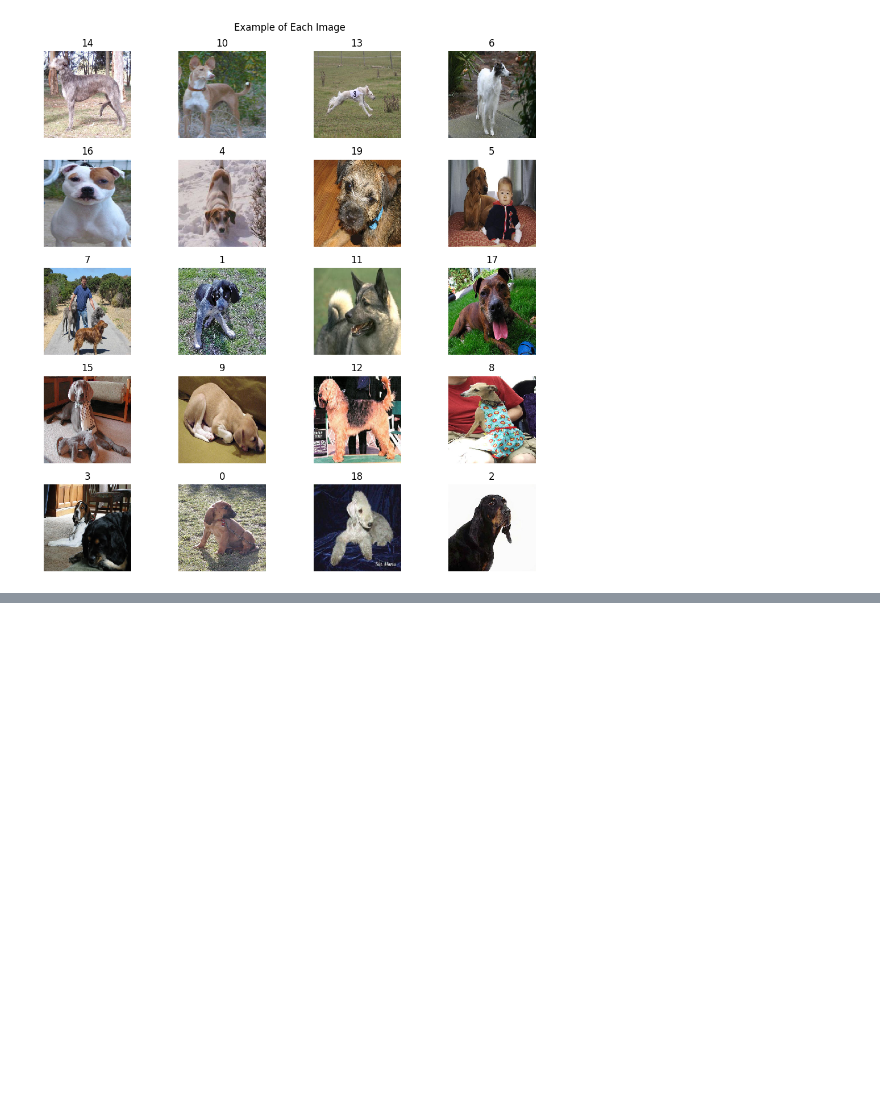
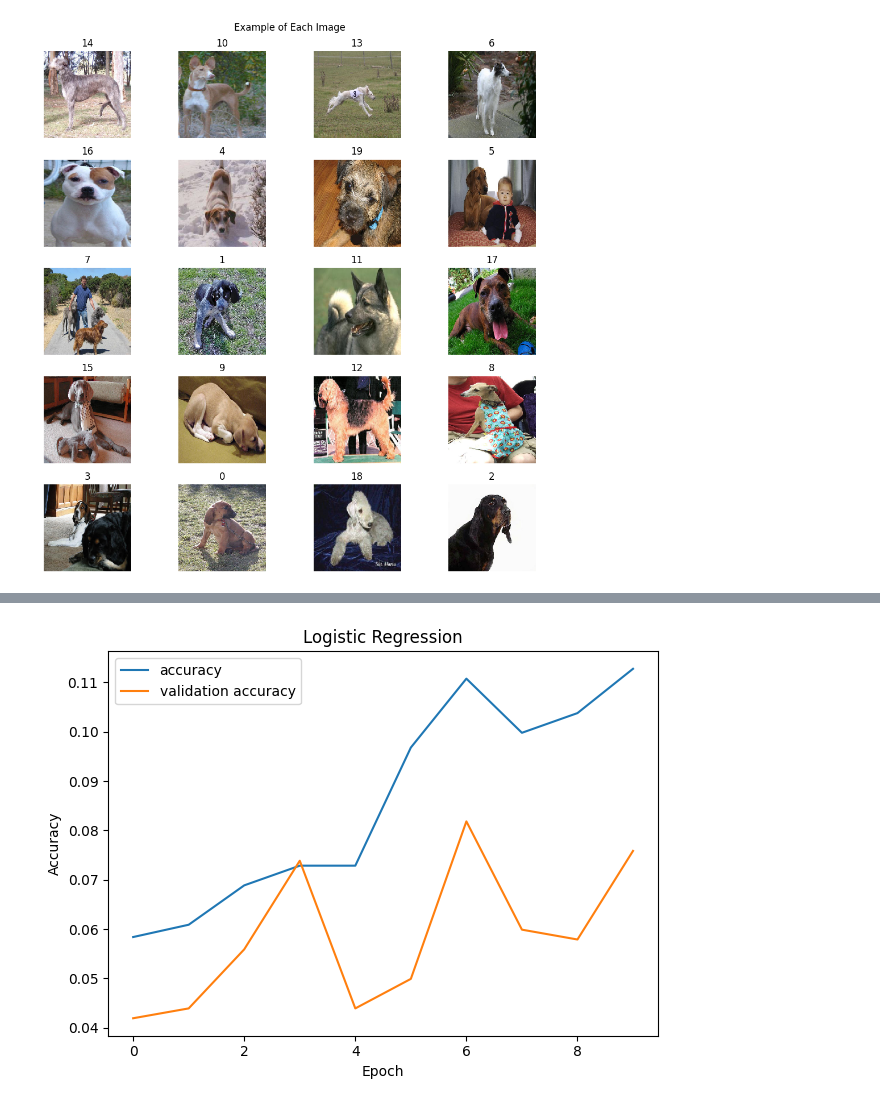
Before and after one commit to acard5meg/ece_527_assignments, a Jupyter notebook: assign_8_2_scratch.ipynb, the cells around one changed output, grey strips where cells are left out. Cells and saved outputs as stored; diff of their text form; code cells hidden in the pictures; blank space fills up the shorter version.

Commit message:
added logistic and lenet5 from 8.1

```diff
--- a/assign_8_2_scratch.ipynb
+++ b/assign_8_2_scratch.ipynb
@@ -65,0 +164,2 @@ plt.show()
+# %%
+y_train_enc, y_val_enc, y_test_enc = to_categorical(y_train), to_categorical(y_val), to_categorical(y_test)
@@ -65,0 +184,31 @@ plt.show()
+# %%
+keras.utils.set_random_seed(42)
+
+log_reg_model = Sequential()
+
+log_reg_model.add(Input(shape=(224, 224, 3)))
+
+log_reg_model.add(Rescaling(scale=1./255))
+
+log_reg_model.add(Flatten())
+
+log_reg_model.add(keras.layers.Dense(
+    20,
+    activation = 'softmax',
+    kernel_regularizer = 'l2'))
+
+log_reg_model.compile(
+    optimizer = keras.optimizers.SGD(),
+    # loss = keras.losses.categorical_crossentropy,
+    loss = keras.losses.CategoricalCrossentropy,
+    metrics = ['accuracy']
+)
+
+log_reg_model.summary()
+
+hist_log_reg_model = log_reg_model.fit(x_train_tens, y_train_tens,
+          batch_size=128,
+          epochs=10,
+          verbose=1,
+          validation_data = (x_val_tens, y_val_tens),
+          callbacks=None) #[history])
@@ -65,0 +249,14 @@ plt.show()
+# %%
+acc, val_acc = hist_log_reg_model.history['accuracy'], hist_log_reg_model.history['val_accuracy']
+
+plt.plot(acc, label="accuracy")
+plt.plot(val_acc, label="validation accuracy")
+plt.ylabel("Accuracy")
+plt.xlabel("Epoch")
+plt.title("Logistic Regression")
+plt.legend()
+plt.tight_layout()
+plt.savefig("log_reg_acc.jpg")
+plt.show()
+# %% [output]
+[figure, added]
```
Also changed, not shown: parts of 17 cells of this notebook.
